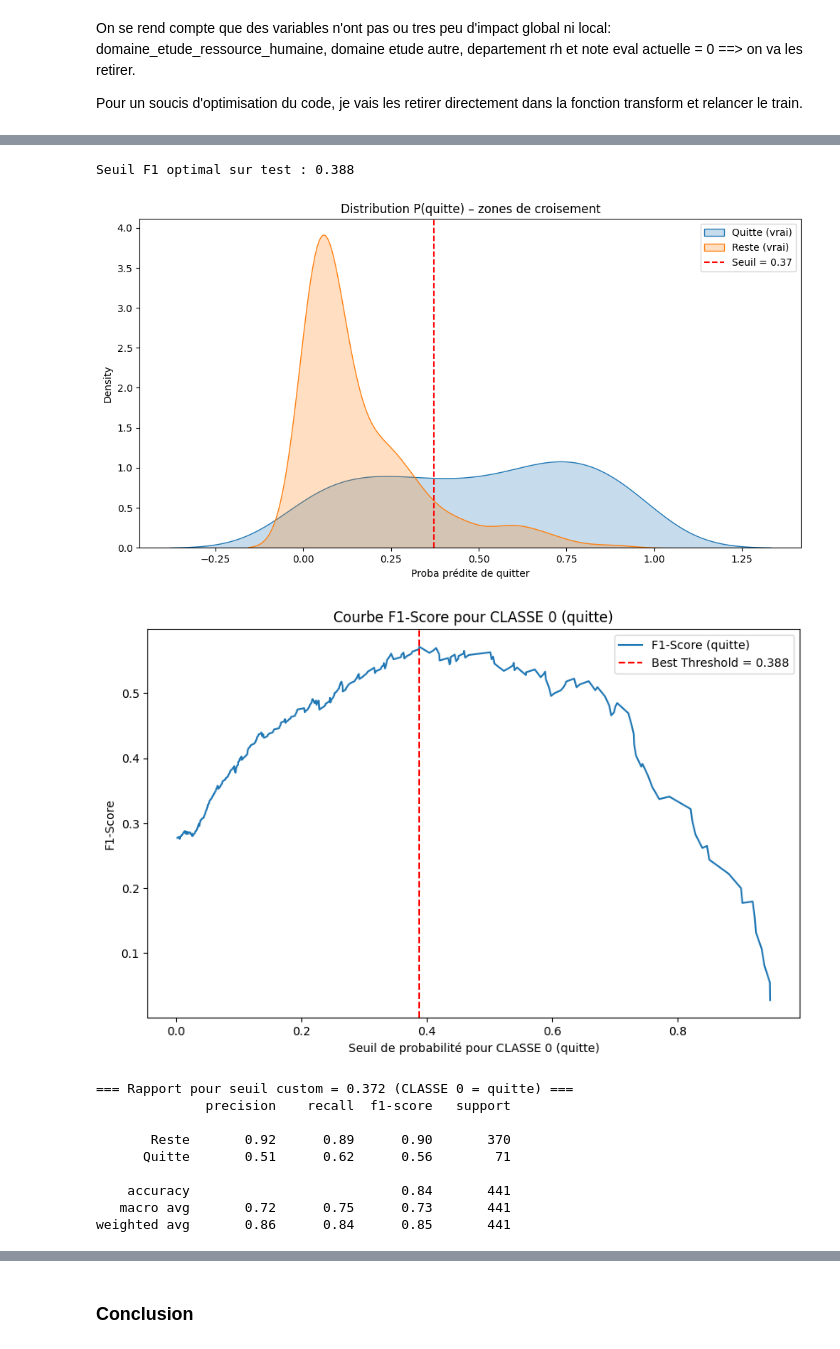
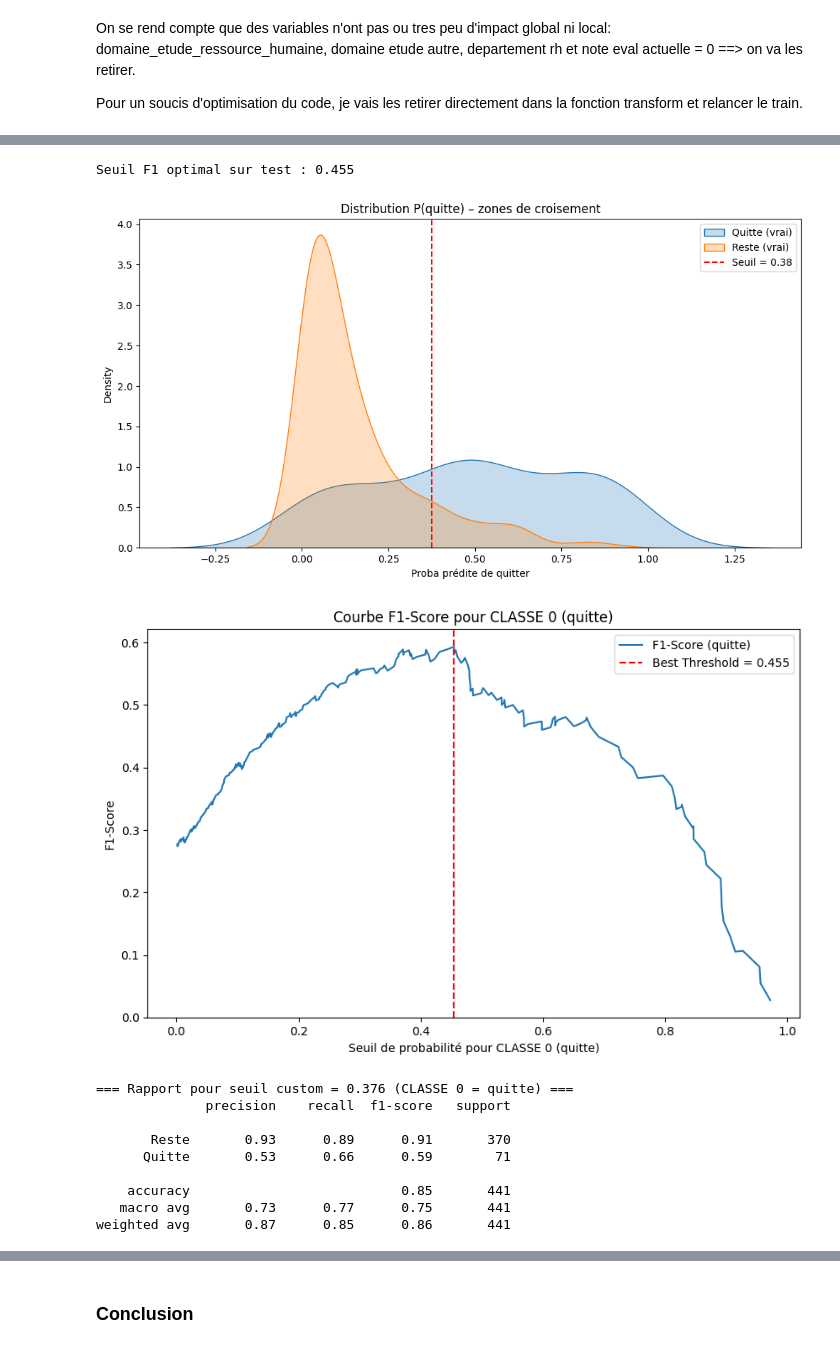
Before and after one commit to Tom-Buzon/OPCLP5, a Jupyter notebook: modelP4/buzon_tom_notebook_VF_062025.ipynb, the cells around one changed output, grey strips where cells are left out. Drawn from its saved outputs; the diff is of its cells as text; code cells hidden in the pictures.

```diff
--- a/modelP4/buzon_tom_notebook_VF_062025.ipynb
+++ b/modelP4/buzon_tom_notebook_VF_062025.ipynb
@@ -711,32 +627,31 @@ Meilleurs paramètres : {'max_delta_step': 0, 'min_child_weight': 16, 'gamma': 2
 # %%
-
+from sklearn.metrics import precision_recall_curve, classification_report, confusion_matrix, ConfusionMatrixDisplay
+import matplotlib.pyplot as plt
+import numpy as np
+import pandas as pd
+import seaborn as sns
+from xgboost import XGBClassifier
+from sklearn.pipeline import Pipeline
 
 # ------------------------------
-#  Refit le meilleur modèle sur tout le train
+#  Refit sur le train complet avec SMOTE (appliqué une seule fois)
+from imblearn.over_sampling import SMOTE
+X_resampled, y_resampled = SMOTE(random_state=42).fit_resample(X_train, y_train)
+
+# ------------------------------
+#  Meilleur modèle avec les hyperparams trouvés
 best_params = study.best_params
-
-# Ajoute toujours les params fixes
-#best_params['random_state'] = 42
-#best_params['eval_metric'] = 'logloss'
-#best_params['tree_method'] = 'hist'
 
 best_pipeline = Pipeline([
     ('preprocessor', preprocessor),
-    ('smote', SMOTE(random_state=42)),
     ('classifier', XGBClassifier(**best_params))
 ])
 
-#X = df_clean.drop(columns=['a_quitte_l_entreprise'])
-#y = df_clean['a_quitte_l_entreprise']
-
-#X_train, X_test, y_train, y_test = train_test_split(
-#    X, y, test_size=0.3, stratify=y, random_state=42
-#)
-
-best_pipeline.fit(X_train, y_train)
+# Fit sur les données SMOTEisées
+best_pipeline.fit(X_resampled, y_resampled)
 
 # ------------------------------
-#  Probabilité de la classe 0 (quitte)
+#  Prédiction sur X_test (non SMOTE)
 y_proba_quit = best_pipeline.predict_proba(X_test)[:, 0]
 y_true_quit = (y_test == 0).astype(int)  # 1 = quitte
 
@@ -749,70 +664,57 @@ print(f"Seuil F1 optimal sur test : {best_threshold:.3f}")
 
 # ------------------------------
 #  Tester un seuil custom
-seuil_custom = 0.372  # 👈👈👈👈👈👈👈👈👈👈👈👈👈👈👈👈👈👈👈👈👈👈👈👈👈👈👈👈👈👈👈👈👈👈👈👈👈👈👈👈👈👈👈👈👈👈👈👈👈👈👈👈👈👈
+seuil_custom = 0.376
 
 y_pred_custom = (y_proba_quit >= seuil_custom).astype(int)
 
-
 # ------------------------------
-#  Plot KDE pour voir les zones de croisement
+#  Plot KDE
 df_plot = pd.DataFrame({
     'proba_quit': y_proba_quit,
     'true_quit': y_true_quit
 })
 
 plt.figure(figsize=(12,6))
-sns.kdeplot(
-    data=df_plot[df_plot['true_quit']==1],
-    x='proba_quit',
-    fill=True,
-    label='Quitte (vrai)'
-)
-sns.kdeplot(
-    data=df_plot[df_plot['true_quit']==0],
-    x='proba_quit',
-    fill=True,
-    label='Reste (vrai)'
-)
-
-# Ligne de seuil
+sns.kdeplot(data=df_plot[df_plot['true_quit']==1], x='proba_quit', fill=True, label='Quitte (vrai)')
+sns.kdeplot(data=df_plot[df_plot['true_quit']==0], x='proba_quit', fill=True, label='Reste (vrai)')
 plt.axvline(seuil_custom, color='red', linestyle='--', label=f'Seuil = {seuil_custom:.2f}')
-
 plt.xlabel('Proba prédite de quitter')
 plt.title('Distribution P(quitte) – zones de croisement')
 plt.legend()
 plt.show()
 
-# Courbe F1 en fonction du seuil
+# ------------------------------
+#  Courbe F1
 plt.figure(figsize=(10,6))
 plt.plot(thresholds, f1_scores, label="F1-Score (quitte)")
 plt.axvline(x=best_threshold, color='r', linestyle='--', label=f"Best Threshold = {best_threshold:.3f}")
 plt.xlabel("Seuil de probabilité pour CLASSE 0 (quitte)")
 plt.ylabel("F1-Score")
 plt.title("Courbe F1-Score pour CLASSE 0 (quitte)")
 plt.legend()
 plt.show()
 
-# Rapport
+# ------------------------------
+#  Rapport final
 print(f"\n=== Rapport pour seuil custom = {seuil_custom} (CLASSE 0 = quitte) ===")
 print(classification_report(y_true_quit, y_pred_custom, target_names=['Reste', 'Quitte']))
 
-# Matrice confusion
 cm = confusion_matrix(y_true_quit, y_pred_custom)
 disp = ConfusionMatrixDisplay(confusion_matrix=cm, display_labels=['Reste', 'Quitte'])
 disp.plot(cmap="Blues")
 plt.title(f"Matrice de confusion (seuil = {seuil_custom}, CLASSE 0 = quitte)")
 plt.show()
 # %% [output]
-Seuil F1 optimal sur test : 0.388
+Seuil F1 optimal sur test : 0.455
-[figure, old version]
+[figure, new version]
-[figure, old version]
+[figure, new version]
-=== Rapport pour seuil custom = 0.372 (CLASSE 0 = quitte) ===
+=== Rapport pour seuil custom = 0.376 (CLASSE 0 = quitte) ===
               precision    recall  f1-score   support
 
-       Reste       0.92      0.89      0.90       370
-      Quitte       0.51      0.62      0.56        71
+       Reste       0.93      0.89      0.91       370
+      Quitte       0.53      0.66      0.59        71
 
-    accuracy                           0.84       441
-   macro avg       0.72      0.75      0.73       441
-weighted avg       0.86      0.84      0.85       441
+    accuracy                           0.85       441
+   macro avg       0.73      0.77      0.75       441
+weighted avg       0.87      0.85      0.86       441
```
Also changed, not shown: parts of 13 cells of this notebook, 10 other files.
